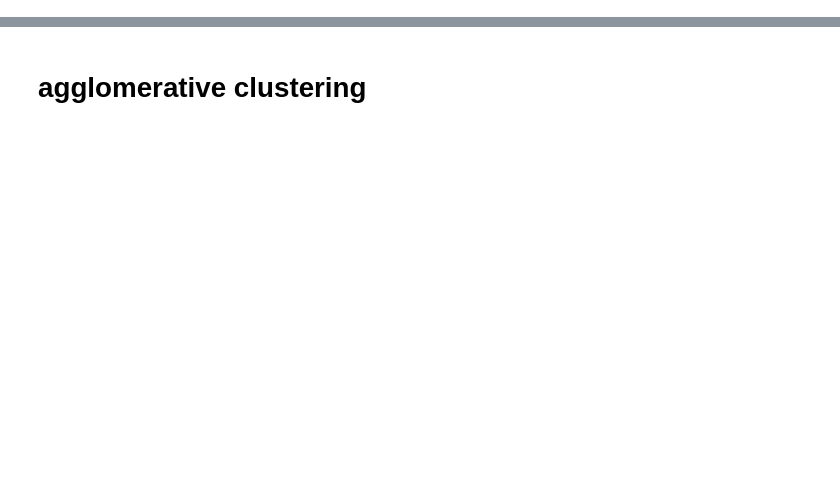
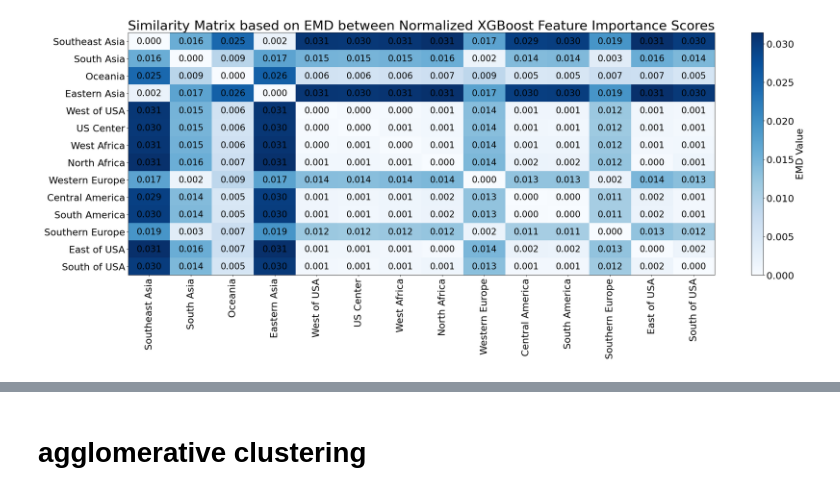
Before and after one commit to Yunbo-max/PA-CFL, a Jupyter notebook: Clustering_analysis/4.Clustering_analysis.ipynb, the cells around one changed output, grey strips where cells are left out. Cells and saved outputs as stored; diff of their text form; code cells hidden in the pictures; blank space fills up the shorter version.

```diff
--- a/Clustering_analysis/4.Clustering_analysis.ipynb
+++ b/Clustering_analysis/4.Clustering_analysis.ipynb
@@ -0,0 +49,36 @@
+# %%
+# Calculate similarity matrix using Earth Mover's Distance
+num_regions = len(feature_importance_scores)
+similarity_matrix_xgboost = np.zeros((num_regions, num_regions))
+
+# EMD similarity calculation (as you have done)
+for i in range(num_regions):
+    for j in range(i + 1, num_regions):
+        emd_value = calculate_emd(normalized_feature_importance[i], normalized_feature_importance[j])
+        similarity_matrix_xgboost[i, j] = emd_value
+        similarity_matrix_xgboost[j, i] = emd_value
+
+# Plotting Similarity Matrix Heatmap with larger fonts
+plt.figure(figsize=(25, 10))
+plt.title('Similarity Matrix based on EMD between Normalized XGBoost Feature Importance Scores', fontsize=30)
+
+# Plot heatmap
+plt.imshow(similarity_matrix_xgboost, cmap="Blues", interpolation='nearest', aspect='auto')
+
+# Adjust colorbar size and label font
+cbar = plt.colorbar()
+cbar.set_label('EMD Value', fontsize=22)  # Increase colorbar label font size
+cbar.ax.tick_params(labelsize=22)  # Increase colorbar tick font size
+
+# Add text annotations for the EMD values
+for i in range(len(region_names)):
+    for j in range(len(region_names)):
+        plt.text(j, i, f'{similarity_matrix_xgboost[i, j]:.3f}', ha='center', va='center', color='black', fontsize=20)
+
+# Set larger tick labels
+plt.xticks(np.arange(len(region_names)), region_names, rotation=90, fontsize=22)  # Increase x-tick label font size
+plt.yticks(np.arange(len(region_names)), region_names, fontsize=22)  # Increase y-tick label font size
+
+plt.show()
+# %% [output]
+[figure, added]
```
Also changed, not shown: parts of 24 cells of this notebook, 1 other file.
